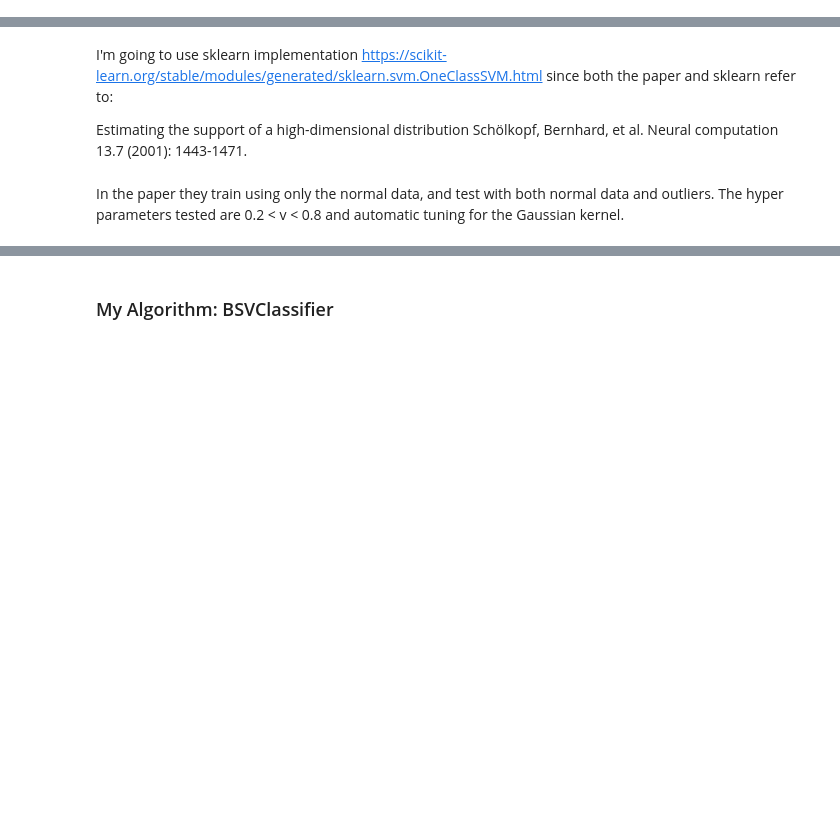
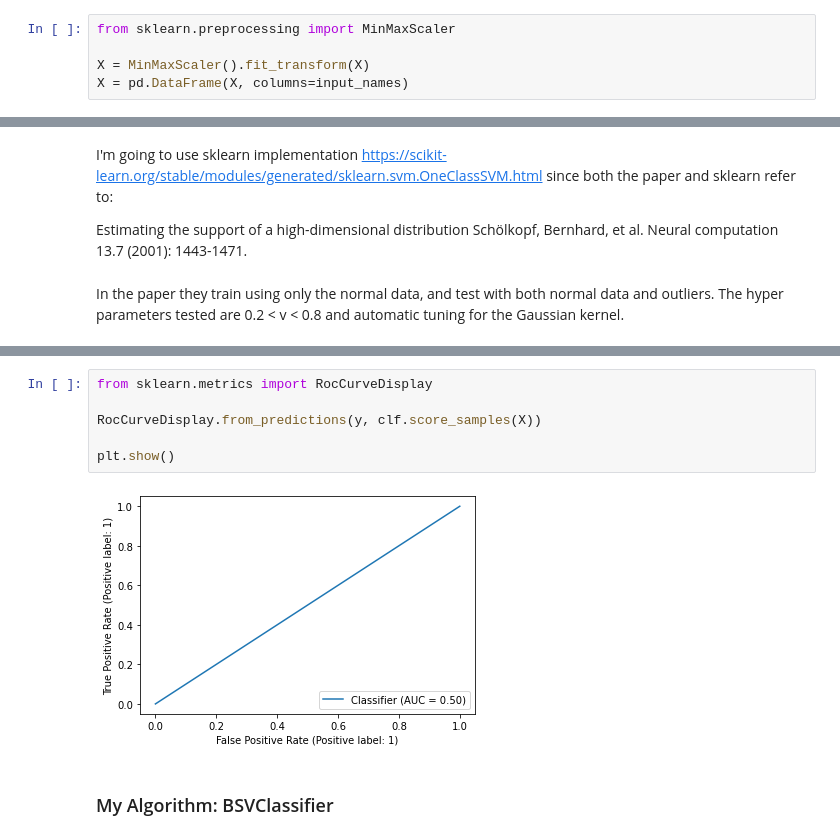
Before and after one commit to MaxFrax/FederatedLearningOutlierDetection, a Jupyter notebook: jupyter/Evaluation.ipynb, the cells around one changed output, grey strips where cells are left out. Cells and saved outputs as stored; diff of their text form; blank space fills up the shorter version.

```diff
--- a/jupyter/Evaluation.ipynb
+++ b/jupyter/Evaluation.ipynb
@@ -85,0 +71,5 @@ Name: outlier, dtype: object
+# %%
+from sklearn.preprocessing import MinMaxScaler
+
+X = MinMaxScaler().fit_transform(X)
+X = pd.DataFrame(X, columns=input_names)
@@ -95,3 +136,11 @@ The hyper parameters tested are 0.2 < v < 0.8 and automatic tuning for the Gauss
+# %%
+from sklearn.metrics import RocCurveDisplay
+
+RocCurveDisplay.from_predictions(y, clf.score_samples(X))
+
+plt.show()
+# %% [output]
+[figure, added]
 # %% [markdown]
 ### My Algorithm: BSVClassifier
 # %% [markdown]
```
Also changed, not shown: parts of 10 cells of this notebook.
